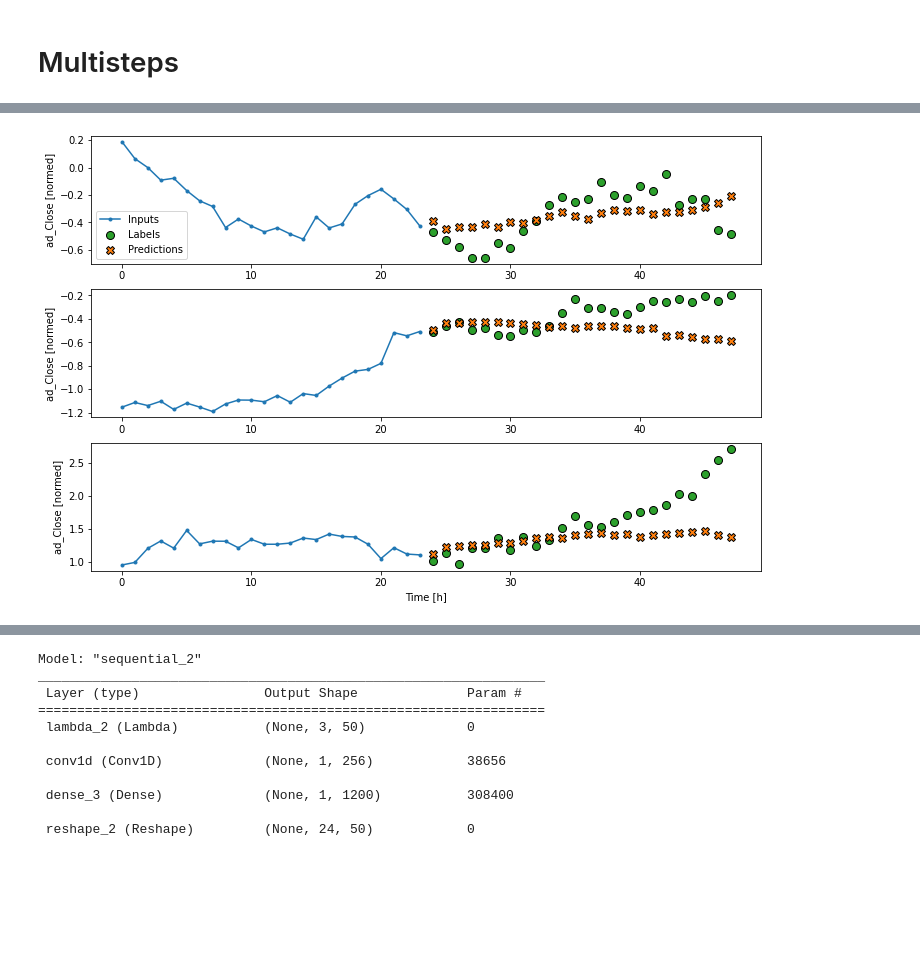
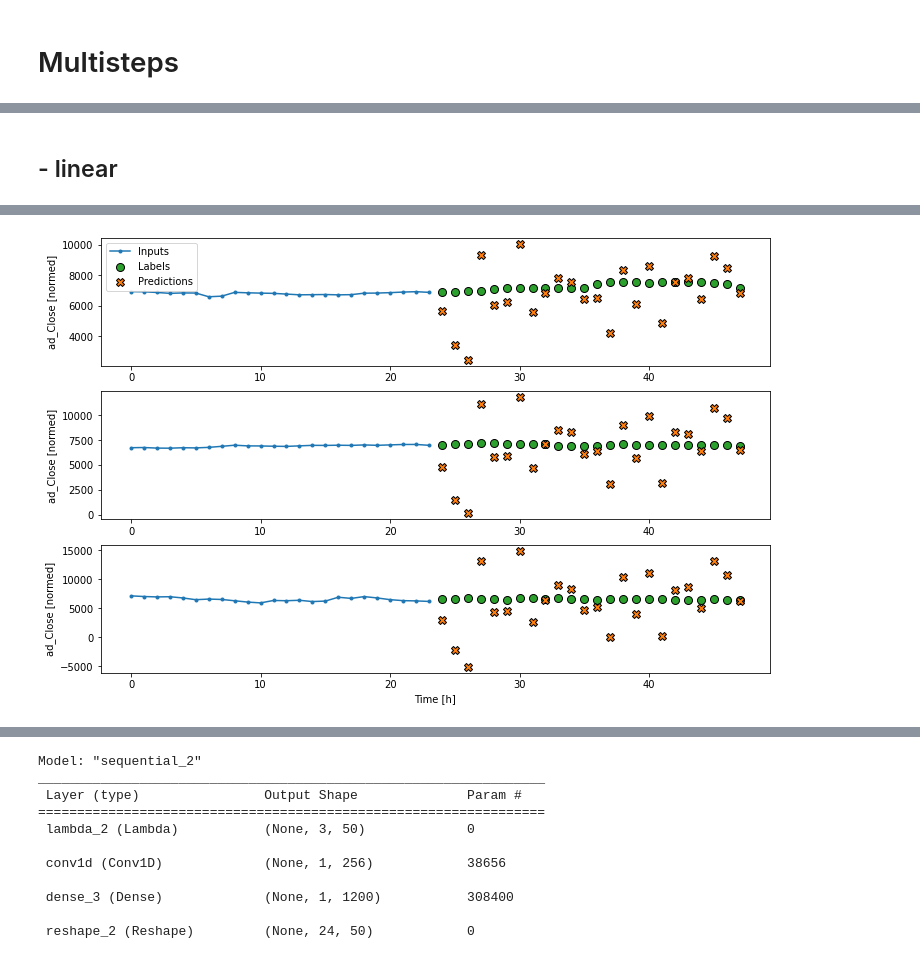
Before and after one commit to valentina-bec/tokyo-stock-exchange, a Jupyter notebook: notebooks/model_tf_multi.ipynb, the cells around one changed output, grey strips where cells are left out. Saved outputs shown, nothing was run; the diff lists cells and outputs as text; code cells hidden in the pictures; blank space fills up the shorter version.

Commit message:
val 4split

```diff
--- a/notebooks/model_tf_multi.ipynb
+++ b/notebooks/model_tf_multi.ipynb
@@ -51,8 +51,8 @@ df.head(2)
 # %%
 def split_train_val_test(df, split=22):
     df.dropna(inplace=True)
-    df_train =  df[:- 2*split]
-    df_val = df[- 2*split : - split]
+    df_train =  df[:- 4*split]
+    df_val = df[- 4*split : - split]
     df_test = df[- split : ]
 
     return df_train, df_val, df_test
@@ -146,9 +146,9 @@ array([[-0.811, -0.831, -0.775, ...,  1.27 ,  1.06 ,  1.006],
 # %%
 class WindowGenerator():
   def __init__(self, input_width, label_width, shift,
-               train_df=normalizer(train_df),
-               val_df=normalizer(val_df),
-               test_df=normalizer(test_df),
+               train_df= train_df, # normalizer(train_df),
+               val_df=val_df,#normalizer(val_df),
+               test_df=test_df,#normalizer(test_df),
                label_columns=None):
     # Store the raw data.
     self.train_df = train_df
@@ -309,7 +318,7 @@ def compile_and_fit(model, window, patience=2):
 
   history = model.fit(window.train, epochs=MAX_EPOCHS,
                       validation_data=window.val,
-                      #callbacks=[early_stopping]
+                      callbacks = get_callbacks(f'{model=}'.split('=')[0])
                       )
   return history
 # %% [markdown]
@@ -377,11 +394,14 @@ multi_window.plot(repeat_baseline)
+# %% [markdown]
+## - linear
 # %%
 multi_linear_model = tf.keras.Sequential([
     # Take the last time-step.
     # Shape [batch, time, features] => [batch, 1, features]
+    tf.keras.layers.Normalization(axis=-1),   # including normalization
     tf.keras.layers.Lambda(lambda x: x[:, -1:, :]),
     # Shape => [batch, 1, out_steps*features]
     tf.keras.layers.Dense(OUT_STEPS*num_features,
-                          kernel_initializer=tf.initializers.zeros()),
+                          kernel_initializer='uniform'), #tf.initializers.zeros()
     # Shape => [batch, out_steps, features]
     tf.keras.layers.Reshape([OUT_STEPS, num_features])
 ])
@@ -401 +421 @@ multi_window.plot(multi_linear_model)
-[figure, old version]
+[figure, new version]
```
Also changed, not shown: parts of 28 cells of this notebook.
